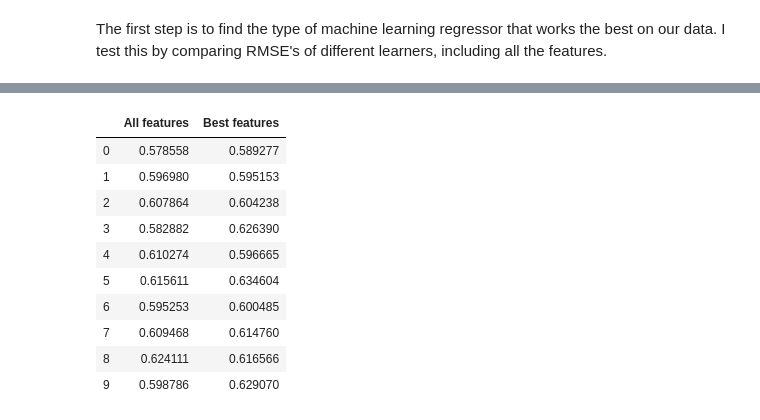
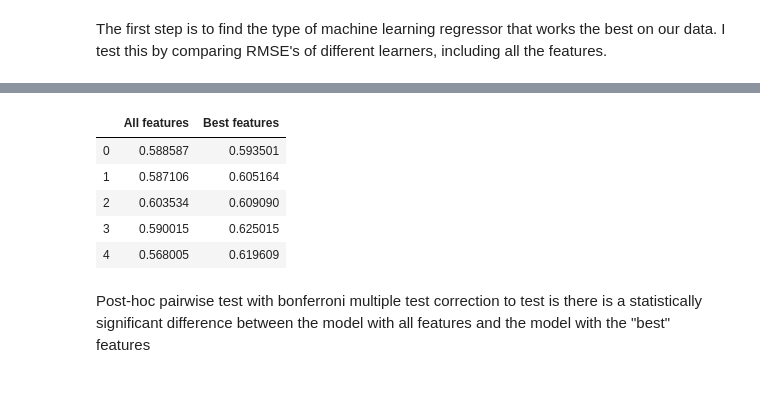
Before and after one commit to juliandavis7/301_proj, a Jupyter notebook: part3.ipynb, the cells around one changed output, grey strips where cells are left out. Cells and saved outputs as stored; diff of their text form; code cells hidden in the pictures; blank space fills up the shorter version.

```diff
--- a/part3.ipynb
+++ b/part3.ipynb
@@ -48,7 +46,7 @@ def tryModel(model):
     )
 
     cv_errs = -cross_val_score(pipeline, X=Xtrain, y=ytrain,
-                             scoring="neg_mean_squared_error", cv=10)
+                             scoring="neg_mean_squared_error", cv=5)
 
     return pipeline, np.sqrt(cv_errs.mean())
 
@@ -80,8 +78,14 @@ The cells below is where I perform feature selection, choosing only the features
 rf = RandomForestRegressor(max_features="sqrt")
 # no need to scale for random forest
 
-rf.fit(Xtrain, ytrain)
-importances = rf.feature_importances_
+importances = [0 for i in range(len(Xtrain.columns))]
+
+iterations = 1000
+for i in range(iterations):
+    rf.fit(Xtrain, ytrain)
+    importances += rf.feature_importances_
+
+importances = importances / iterations
 print(len(importances))
 print(len(Xtrain.columns))
 importances = pd.DataFrame({'Feature':Xtrain.columns,'Importance':importances})
@@ -93,0 +98,5 @@ importances.sort_values(by='Importance').set_index('Feature').plot.bar()
+# %%
+most_important = importances[importances["Importance"] > .025]
+best_features = list(most_important["Feature"])
+best_features.append('happinessScore')
+best_features
@@ -98,20 +117,7 @@ In the cell below, I'm going to compare and contrast the model with all of the f
 # %%
 errs = pd.Series()
 
-all_cols = ['fertilityRate', 'lifeExpectancy', 'popGrowth',
-           'ruralPopPct', 'mortalityRate', 'gdpGrowthPct',
-           'gdpUS', 'gdpPerCapita ppp', 'gdp pppInternational',
-           'gni', 'gniPerCapita', 'happinessScore']
-
-Xtrain_all = df_unesco_train[all_cols]
-Xtrain_all = Xtrain_all.dropna()
-ytrain_all = Xtrain_all["happinessScore"]
-Xtrain_all.drop("happinessScore", axis=1, inplace=True)
-
-best_cols = ['fertilityRate', 'lifeExpectancy', 'ruralPopPct', 'mortalityRate',
-             'gdpPerCapita ppp', 'gniPerCapita', 'happinessScore']
-
-Xtrain_best = df_unesco_train[best_cols]
+Xtrain_best = df_unesco_train[best_features]
 Xtrain_best = Xtrain_best.dropna()
 ytrain_best = Xtrain_best["happinessScore"]
 Xtrain_best.drop("happinessScore", axis=1, inplace=True)
@@ -127,7 +133,7 @@ all_rmse = 0
 best_rmse = 0
 
 for i in range(iterations):
-    all_rmse += tryModel(Xtrain_all, ytrain_all)
+    all_rmse += tryModel(Xtrain, ytrain)
     best_rmse += tryModel(Xtrain_best, ytrain_best)
 
 errs['All features'] = all_rmse/iterations
@@ -139,33 +145,30 @@ Best features    0.609655
 dtype: float64
 # %%
-iterations = 10
+iterations = 30
 errs = {}
 for i in range(iterations):
     rmses = []
-    rmses.append(tryModel(Xtrain_all, ytrain_all))
+    rmses.append(tryModel(Xtrain, ytrain))
     rmses.append(tryModel(Xtrain_best, ytrain_best))
     errs[i] = rmses
 
 
 errs = pd.DataFrame(errs)
 errs = errs.rename({0: "All features", 1: "Best features"})
 errs = errs.transpose()
-errs
+errs.head()
 # %% [output]
 |  | All features | Best features |
-| 0 | 0.578558 | 0.589277 |
-| 1 | 0.596980 | 0.595153 |
-| 2 | 0.607864 | 0.604238 |
-| 3 | 0.582882 | 0.626390 |
-| 4 | 0.610274 | 0.596665 |
-| 5 | 0.615611 | 0.634604 |
-| 6 | 0.595253 | 0.600485 |
-| 7 | 0.609468 | 0.614760 |
-| 8 | 0.624111 | 0.616566 |
-| 9 | 0.598786 | 0.629070 |
+| 0 | 0.588587 | 0.593501 |
+| 1 | 0.587106 | 0.605164 |
+| 2 | 0.603534 | 0.609090 |
+| 3 | 0.590015 | 0.625015 |
+| 4 | 0.568005 | 0.619609 |
 # %%
 %%capture
 !pip install scikit-posthocs
+# %% [markdown]
+Post-hoc pairwise test with bonferroni multiple test correction to test is there is a statistically significant difference between the model with all features and the model with the "best" features
 # %%
 import scikit_posthocs as sp
 
```
Also changed, not shown: parts of 16 cells of this notebook, 5 other files.
